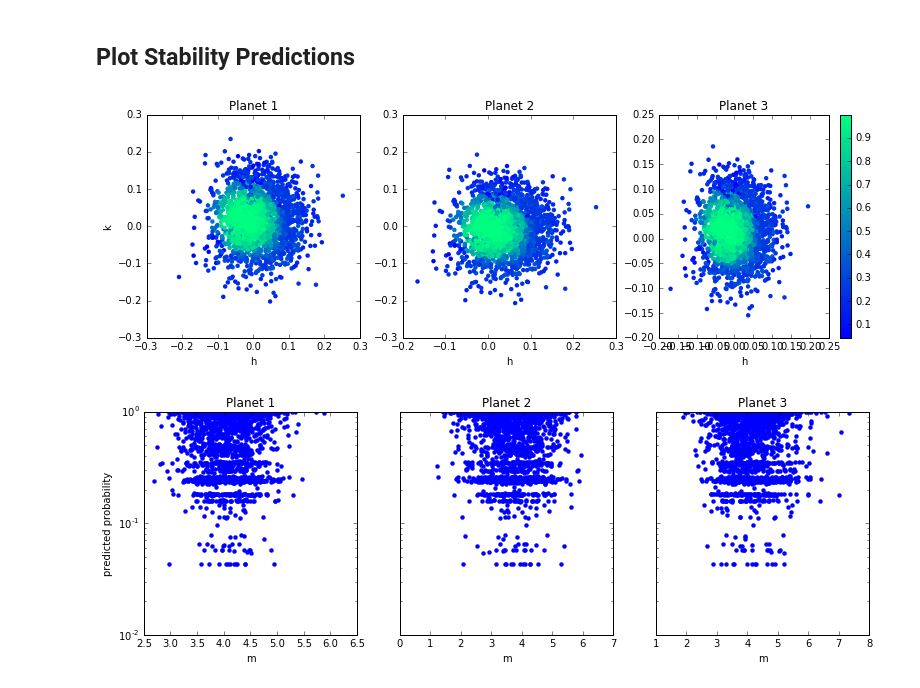
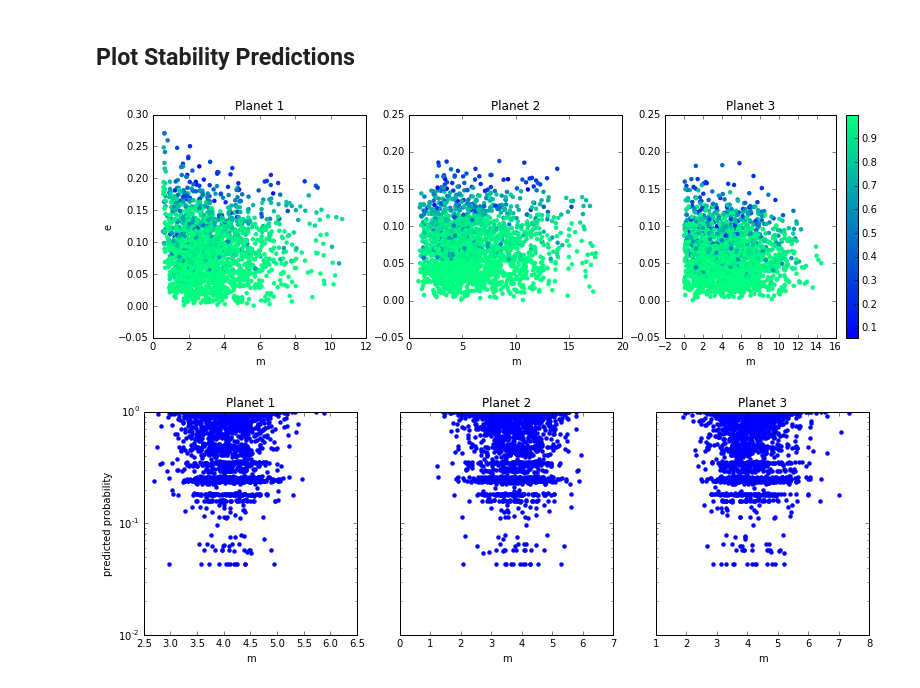
Before and after one commit to afcarl/stability_predict, a Jupyter notebook: analyzesystem.ipynb, the cells around one changed output. Drawn from its saved outputs; the diff is of its cells as text; code cells hidden in the pictures.

```diff
--- a/analyzesystem.ipynb
+++ b/analyzesystem.ipynb
@@ -19,33 +19,41 @@ results = pd.read_csv("systems/%s_results.csv"%system)
 Ms = {}; Ms["KOI-0156"] = 0.56; Ms["KOI-0168"] = 1.11; Ms["KOI-2086"] = 1.04
 epoch = 780
 
+#get e
+data["e1"] = np.sqrt(data["h1"]**2 + data["k1"]**2)
+data["e2"] = np.sqrt(data["h2"]**2 + data["k2"]**2)
+data["e3"] = np.sqrt(data["h3"]**2 + data["k3"]**2)
+
 #load Nbody results
-columns = ["name","id","shadow","maxorbs","time","dE","elapsed_time"]
-Nbody = pd.read_csv("systems/%s_Nbodyresults.csv"%system,names=columns)
+columns = ["name","id","shadow","maxorbs","P1","time","dE","elapsed_time"]
+try:
+    Nbody = pd.read_csv("systems/%s_Nbodyresults.csv"%system,names=columns)
+except:
+    print "Nbody results does not exist for this system yet."
 # %% [markdown]
 ## Plot Stability Predictions
 # %%
-x = "h"
-y = "k"
+x = "m"
+y = "e"
 proba = results["predict_proba"].values
 
 colorbar = 'winter'
 f, (ax1, ax2, ax3) = plt.subplots(1,3, figsize=[13, 4])
 ax1.scatter(data["%s1"%x][:len(proba)], data["%s1"%y][:len(proba)], c=proba, cmap=colorbar, lw=0)
 ax2.scatter(data["%s2"%x][:len(proba)], data["%s2"%y][:len(proba)], c=proba, cmap=colorbar, lw=0)
 c=ax3.scatter(data["%s3"%x][:len(proba)], data["%s3"%y][:len(proba)], c=proba, cmap=colorbar, lw=0)
 
 ax1.set_ylabel(y)
 ax1.set_xlabel(x)
 ax2.set_xlabel(x)
 ax3.set_xlabel(x)
 ax1.set_title("Planet 1")
 ax2.set_title("Planet 2")
 ax3.set_title("Planet 3")
 cb = f.colorbar(c)
 plt.savefig("images/%s_%s%s.png"%(system,x,y))
 # %% [output]
-[figure, old version]
+[figure, new version]
 # %%
 proba = results["predict_proba"].values
 
```
Also changed, not shown: parts of 3 cells of this notebook, 2 other files.
